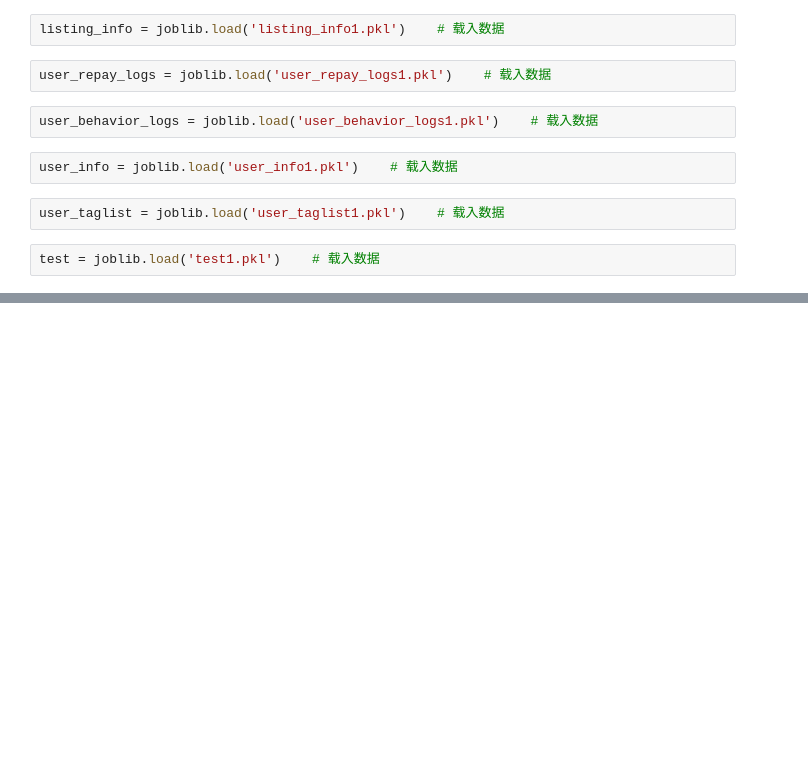
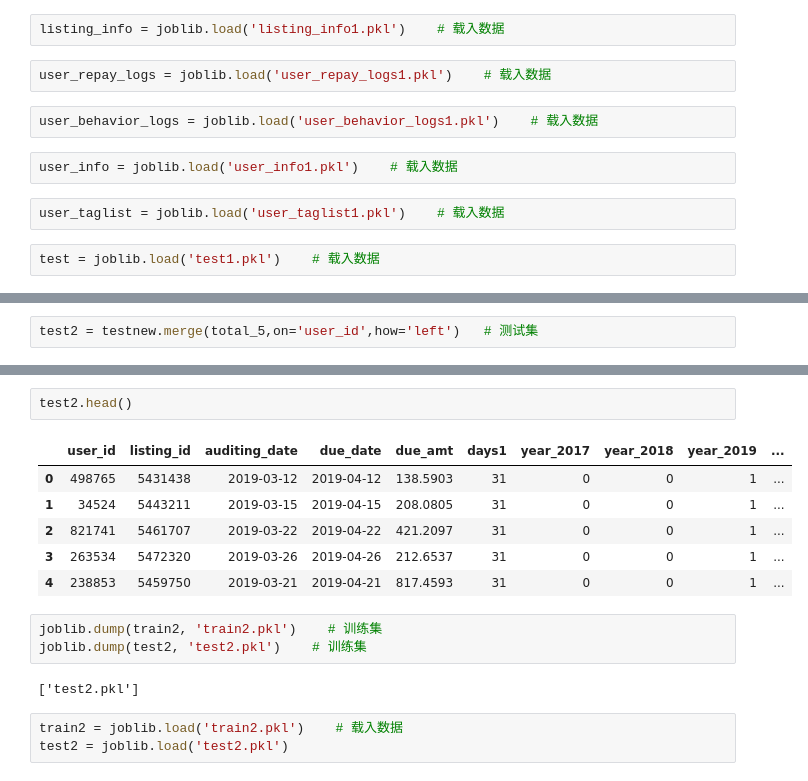
Before and after one commit to damaoguo/PaiPaiDai, a Jupyter notebook: preprocess/paipai.ipynb, the cells around one changed output, grey strips where cells are left out. Saved outputs shown, nothing was run; the diff lists cells and outputs as text; blank space fills up the shorter version.

```diff
--- a/preprocess/paipai.ipynb
+++ b/preprocess/paipai.ipynb
@@ -110,0 +492,2 @@ df1['days1']=(df1['due_date']-df1['auditing_date']).apply(lambda x:x.days)
+# %%
+test2 = testnew.merge(total_5,on='user_id',how='left')   # 测试集
@@ -110,0 +525,17 @@ df1['days1']=(df1['due_date']-df1['auditing_date']).apply(lambda x:x.days)
+# %%
+test2.head()
+# %% [output]
+|  | user_id | listing_id | auditing_date | due_date | due_amt | days1 | year_2017 | year_2018 | year_2019 | ... |
+| 0 | 498765 | 5431438 | 2019-03-12 | 2019-04-12 | 138.5903 | 31 | 0 | 0 | 1 | ... |
+| 1 | 34524 | 5443211 | 2019-03-15 | 2019-04-15 | 208.0805 | 31 | 0 | 0 | 1 | ... |
+| 2 | 821741 | 5461707 | 2019-03-22 | 2019-04-22 | 421.2097 | 31 | 0 | 0 | 1 | ... |
+| 3 | 263534 | 5472320 | 2019-03-26 | 2019-04-26 | 212.6537 | 31 | 0 | 0 | 1 | ... |
+| 4 | 238853 | 5459750 | 2019-03-21 | 2019-04-21 | 817.4593 | 31 | 0 | 0 | 1 | ... |
+# %%
+joblib.dump(train2, 'train2.pkl')    # 训练集
+joblib.dump(test2, 'test2.pkl')    # 训练集
+# %% [output]
+['test2.pkl']
+# %%
+train2 = joblib.load('train2.pkl')    # 载入数据
+test2 = joblib.load('test2.pkl')
```
Also changed, not shown: parts of 101 cells of this notebook.
